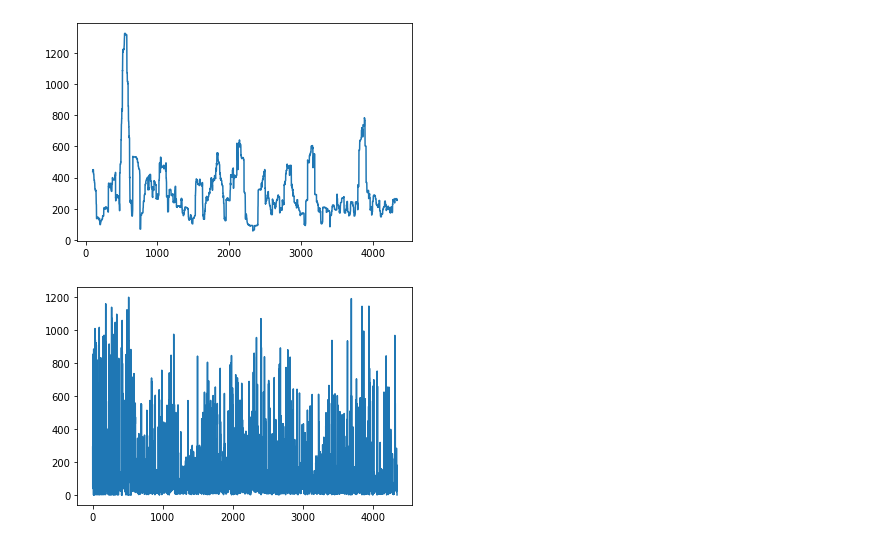
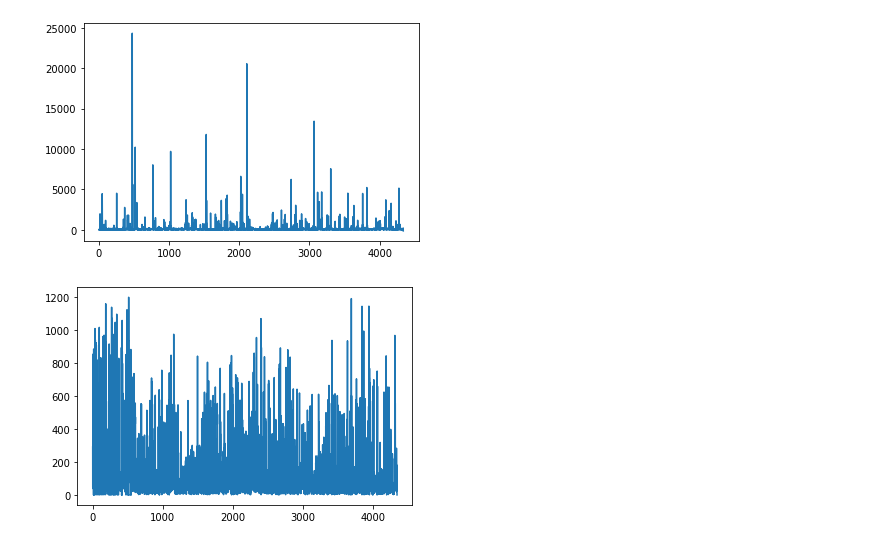
Before and after one commit to s0lvang/ideal-pancake, a Jupyter notebook: misc/notebooks/plot_saccade_length.ipynb, the cells around one changed output. Drawn from its saved outputs; the diff is of its cells as text; code cells hidden in the pictures.

```diff
--- a/misc/notebooks/plot_saccade_length.ipynb
+++ b/misc/notebooks/plot_saccade_length.ipynb
@@ -22,7 +22,7 @@ fractions_name_mapping = {
             "duration": "duration",
             "end": "fixation_end",
         }
-df = df.rename(columns=fractions_name_mapping)
+a = df.rename(columns=fractions_name_mapping)
 # %%
 
 def get_saccade_length(data):
@@ -66,25 +66,35 @@ def normalize_trials(df):
 
 def normalize_time(df):
 
-    df = fix_outliers_in_time(df)
     min_time = df["time"].min()
     df["time"] = df["time"] - min_time
     df["fixation_end"] = df["fixation_end"] - min_time
+    #df = fix_outliers_in_time(df)
     return df
 
 
 def fix_outliers_in_time(df):
     saccade_durations = get_saccade_length(df)
-    median_duration = np.median(saccade_durations)
-    threshold = np.percentile(saccade_durations, 70)
-    bool_series = pd.Series(saccade_durations) > threshold
-    bool_series.index = bool_series.index*2
-    print(bool_series.index)
-    print(df.index)
-    indices = df[bool_series]
+    saccade_durations.index = df.index
+    median_duration = saccade_durations.mean()
+    threshold = np.percentile(saccade_durations, 65)
+    print(threshold, "threshold")
+
+
+    bool_series = saccade_durations > threshold
+    indices = df[bool_series].index
+    print(saccade_durations)
+    for i in indices:
+        print(i)
+        next_index = df.index.get_loc(i) + 1
+        diff2 = df.loc[:,"time"].iloc[i+1]- df.loc[i, "fixation_end"]
+        diff = saccade_durations[i]
+        print(diff2, "diff2")
+        print(diff, "diff1")
+        df.loc[i+1:,"time"] -= diff2 #- median_duration
+        df.loc[i+1:,"fixation_end"] -= diff2 #- median_duration
+    return df
 # %%
 
 #df["time"] = df["time"]/1000
 #df["fixation_end"] = df["fixation_end"]/1000
-a = pd.Series(range(10))
-a.quantile(0.2)
@@ -93,7 +101,15 @@ a.quantile(0.2)
 # %%
+df = a
 df = df[df["Event_Type"] == "Fixation L"]
-df = normalize_time(df)
+df = df.reset_index()
 plt.plot(get_saccade_duration(df))
 plt.show()
+df = normalize_time(df)
+plt.plot(df["time"])
+plt.plot(df["fixation_end"].shift(1))
+df = fix_outliers_in_time(df)
+plt.plot(df["time"])
+plt.plot(df["fixation_end"].shift(1))
+plt.show()
 # cscw/data/Inchgower_1_1_VideoFixations_Details.csv
 # %% [output]
@@ -106,8 +135,8 @@ IndexingError: Unalignable boolean Series provided as indexer (index of the bool
 # %%
-plt.plot(get_saccade_duration(df).rolling(100).mean())
+plt.plot(get_saccade_duration(df))
 plt.show()
 # %% [output]
-[figure, old version]
+[figure, new version]
 # %%
 plt.plot(get_saccade_length(df))
 plt.show()
```
Also changed, not shown: parts of 2 cells of this notebook.
